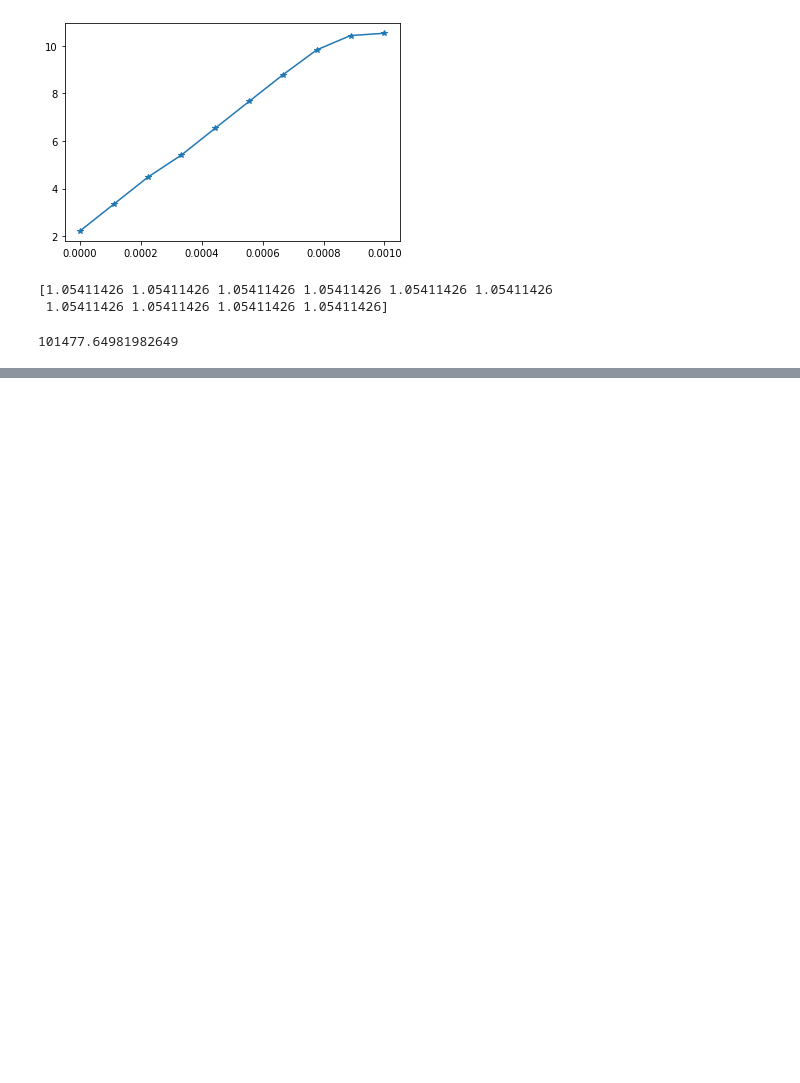
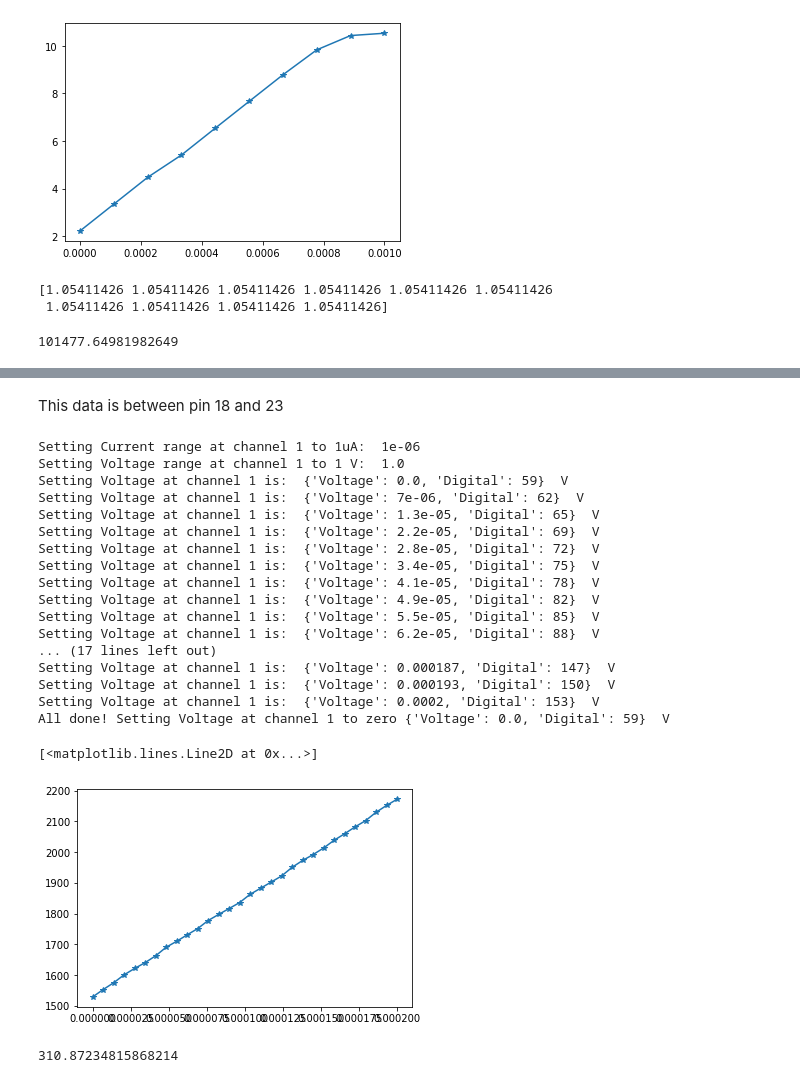
Before and after one commit to jsalfi/qstlab, a Jupyter notebook: IV characteristics.ipynb, the cells around one changed output, grey strips where cells are left out. Cells and saved outputs as stored; diff of their text form; code cells hidden in the pictures; blank space fills up the shorter version.

Commit message:
Updated IV characteristics with August 26 data

```diff
--- a/IV characteristics.ipynb
+++ b/IV characteristics.ipynb
@@ -910,0 +913,73 @@ print(R*1e9)
+# %% [markdown]
+This data is between pin 18 and 23
+# %%
+N = 30
+voltages = np.linspace(0, 200e-6, num=N)
+currents = np.zeros(N)
+
+with qdac.qdac('COM3') as q:
+        print('Setting Current range at channel 1 to 1uA: ', q.setCurrentRange(1, 1e-6))
+        print('Setting Voltage range at channel 1 to 1 V: ', q.setVoltageRange(1, 1))
+
+for i in np.arange(N):
+    with qdac.qdac('COM3') as q:
+        print('Setting Voltage at channel 1 is: ', q.setDCVoltage(1, voltages[i]), ' V')
+        gain = 1e6 # gain of the preamps
+
+        # Data collection with NIDAQ at maximum sampling rate
+
+        rs_acqu = 1e6 # sampling rate in Hz
+        t_acqu = 0.1 # acquisition time in second
+        ns_acqu = int(rs_acqu*t_acqu)
+        t = np.arange(start=0, stop=t_acqu, step=1/rs_acqu)
+
+
+        with nidaqmx.Task() as acqu_task:
+            # Set acquisition channels and specs
+            # Change the voltage range if necessary
+            acqu_task.ai_channels.add_ai_voltage_chan("Dev1/ai0",terminal_config=TermConfig.DIFFERENTIAL,min_val=-10,max_val=10)
+            acqu_task.timing.cfg_samp_clk_timing(rs_acqu,sample_mode=AcqType.FINITE,samps_per_chan=ns_acqu)
+
+            # Start acquisition
+            acqu_task.start()
+
+            # Collect the data measured
+            current_i = acqu_task.read(number_of_samples_per_channel=ns_acqu)
+            current_i = 1e9*np.array(current_i)/gain # voltage to actual current (in nA) conversion
+
+
+            # Stop acquisition
+            acqu_task.stop()
+
+            currents[i] = current_i.mean()
+
+with qdac.qdac('COM3') as q:
+        print('All done! Setting Voltage at channel 1 to zero', q.setDCVoltage(1, 0), ' V')
+
+plt.figure()
+plt.plot(voltages, currents, '-*')
+# %% [output]
+Setting Current range at channel 1 to 1uA:  1e-06
+Setting Voltage range at channel 1 to 1 V:  1.0
+Setting Voltage at channel 1 is:  {'Voltage': 0.0, 'Digital': 59}  V
+Setting Voltage at channel 1 is:  {'Voltage': 7e-06, 'Digital': 62}  V
+Setting Voltage at channel 1 is:  {'Voltage': 1.3e-05, 'Digital': 65}  V
+Setting Voltage at channel 1 is:  {'Voltage': 2.2e-05, 'Digital': 69}  V
+Setting Voltage at channel 1 is:  {'Voltage': 2.8e-05, 'Digital': 72}  V
+Setting Voltage at channel 1 is:  {'Voltage': 3.4e-05, 'Digital': 75}  V
+Setting Voltage at channel 1 is:  {'Voltage': 4.1e-05, 'Digital': 78}  V
+Setting Voltage at channel 1 is:  {'Voltage': 4.9e-05, 'Digital': 82}  V
+Setting Voltage at channel 1 is:  {'Voltage': 5.5e-05, 'Digital': 85}  V
+Setting Voltage at channel 1 is:  {'Voltage': 6.2e-05, 'Digital': 88}  V
+... (17 lines left out)
+Setting Voltage at channel 1 is:  {'Voltage': 0.000187, 'Digital': 147}  V
+Setting Voltage at channel 1 is:  {'Voltage': 0.000193, 'Digital': 150}  V
+Setting Voltage at channel 1 is:  {'Voltage': 0.0002, 'Digital': 153}  V
+All done! Setting Voltage at channel 1 to zero {'Voltage': 0.0, 'Digital': 59}  V
+[<matplotlib.lines.Line2D at 0x...>]
+[figure, added]
+# %%
+R = (voltages[-1]-voltages[0])/(currents[-1]-currents[0])
+print(R*1e9)
+# %% [output]
+310.87234815868214
```
Also changed, not shown: parts of 19 cells of this notebook.
